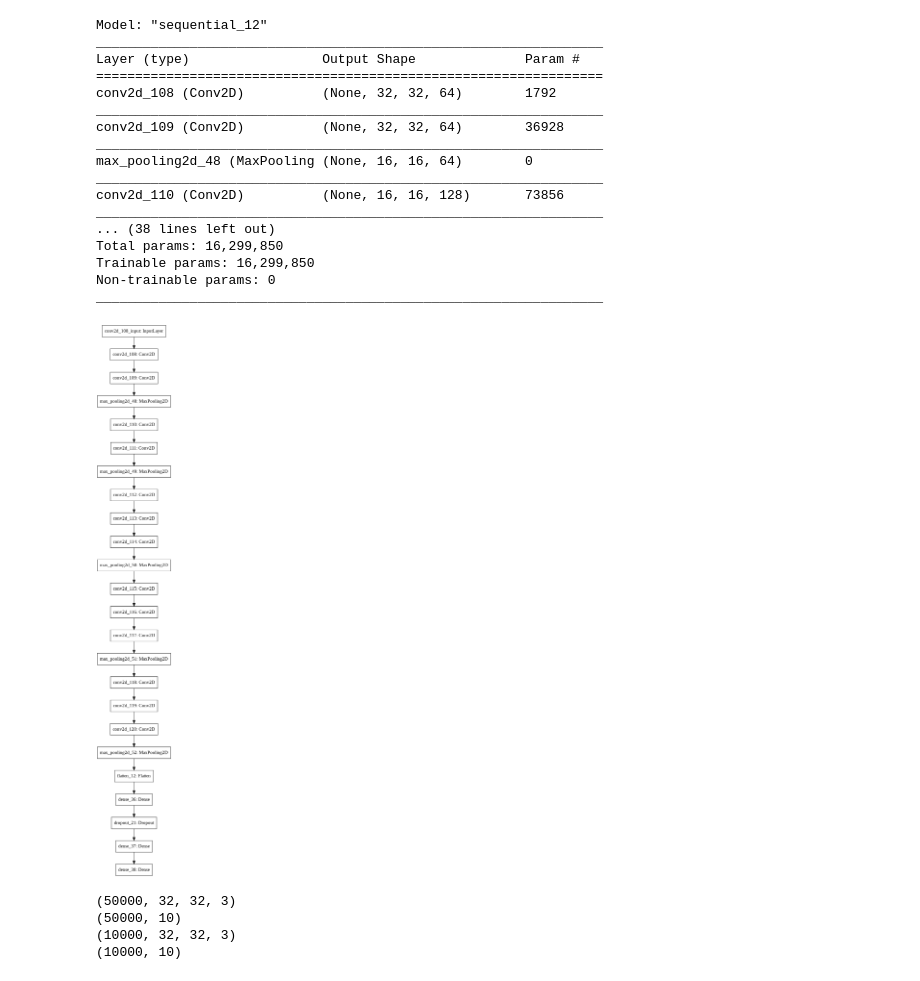
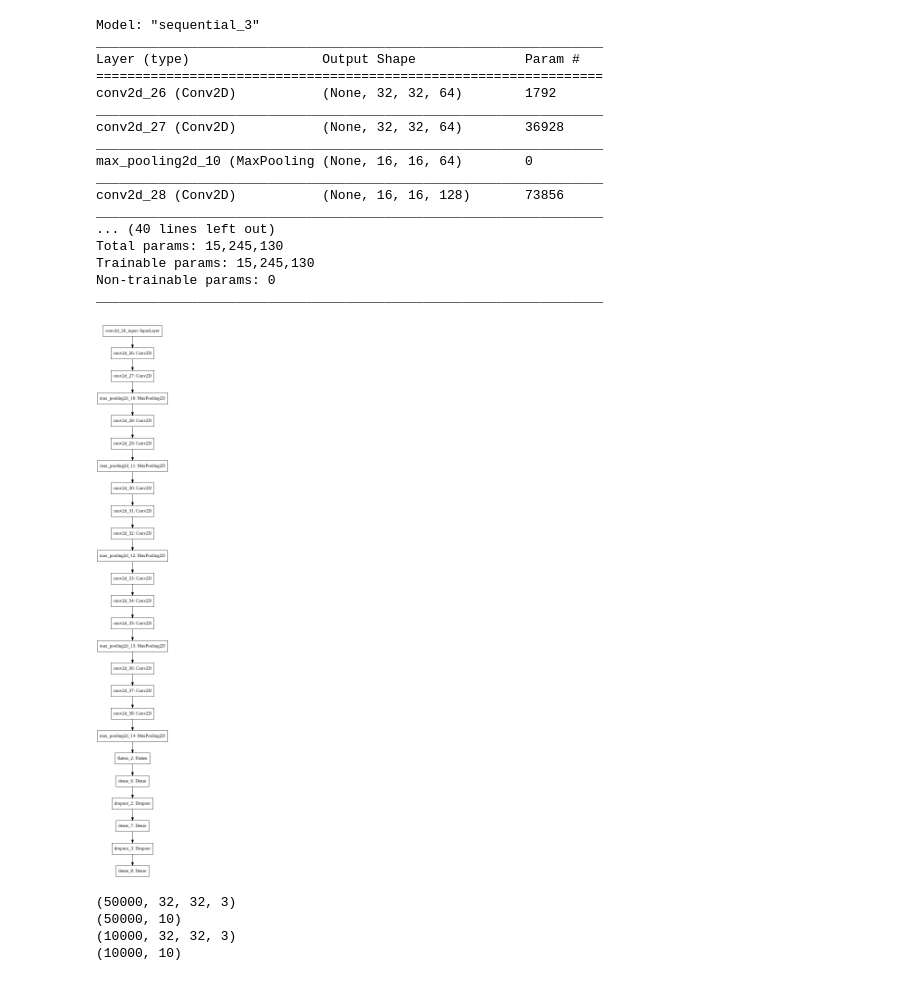
Before and after one commit to Howeng98/keras_vgg16, a Jupyter notebook: Cifar10_VGG16.ipynb, the cells around one changed output. Saved outputs shown, nothing was run; the diff lists cells and outputs as text; code cells hidden in the pictures.

Commit message:
VGG16: 0.100, SGD,scheduler,weight_decay

```diff
--- a/Cifar10_VGG16.ipynb
+++ b/Cifar10_VGG16.ipynb
@@ -34,71 +39,89 @@ device_lib.list_local_devices()
 # %%
 (x_train,y_train),(x_test,y_test) = cifar10.load_data()
-x_train = x_train.astype('float32')/255.0
-x_test = x_test.astype('float32')/255.0
+x_train = x_train.astype('float32')
+x_test = x_test.astype('float32')
+
+# mean = np.mean(x_train,axis=(0,1,2,3))
+# std = np.std(x_train, axis=(0, 1, 2, 3))
+# x_train = (x_train-mean)/(std+1e-7)
+# x_test  = (x_test-mean)/(std+1e-7)
 
 
 y_train = np_utils.to_categorical(y_train,10)
 y_test = np_utils.to_categorical(y_test,10)
 
 # Variables
-batch_size = 32
+batch_size = 128
 num_classes = 10
 epochs = 10
+iterations = 391
+weight_decay = 0.0001
+log_filepath = r'./vgg16_pretain/'
+
+def scheduler(epoch):
+    if epoch <= 80:
+        return 0.01
+    if epoch <= 140:
+        return 0.005
+    return 0.001
+
+# WEIGHTS_PATH = 'https://github.com/fchollet/deep-learning-models/releases/download/v0.1/vgg19_weights_tf_dim_ordering_tf_kernels.h5'
+# filepath = get_file('vgg19_weights_tf_dim_ordering_tf_kernels.h5', WEIGHTS_PATH, cache_subdir='models')
 
 
 # my model - VGG16
 model = keras.Sequential()
 # Block 1
-model.add(keras.layers.Conv2D(64,  kernel_size=(3,3),strides=(1,1), activation='relu',input_shape=(32,32,3),padding='same'))
-model.add(keras.layers.Conv2D(64,  kernel_size=(3,3),strides=(1,1), activation='relu',input_shape=(32,32,3),padding='same'))
+model.add(keras.layers.Conv2D(64,  kernel_size=(3,3), activation='relu',input_shape=(32,32,3),padding='same', kernel_regularizer=keras.regularizers.l2(weight_decay), kernel_initializer=he_normal()))
+model.add(keras.layers.Conv2D(64,  kernel_size=(3,3), activation='relu',input_shape=(32,32,3),padding='same', kernel_regularizer=keras.regularizers.l2(weight_decay), kernel_initializer=he_normal()))
 model.add(keras.layers.MaxPooling2D(pool_size=(2,2),strides=(2,2)))
 # Block 2
-model.add(keras.layers.Conv2D(128, kernel_size=(3,3),strides=(1,1), activation='relu',input_shape=(32,32,3),padding='same'))
-model.add(keras.layers.Conv2D(128, kernel_size=(3,3),strides=(1,1), activation='relu',input_shape=(32,32,3),padding='same'))
+model.add(keras.layers.Conv2D(128,  kernel_size=(3,3), activation='relu',input_shape=(32,32,3),padding='same', kernel_regularizer=keras.regularizers.l2(weight_decay), kernel_initializer=he_normal()))
+model.add(keras.layers.Conv2D(128,  kernel_size=(3,3), activation='relu',input_shape=(32,32,3),padding='same', kernel_regularizer=keras.regularizers.l2(weight_decay), kernel_initializer=he_normal()))
 model.add(keras.layers.MaxPooling2D(pool_size=(2,2),strides=(2,2)))
 # Block 3
-model.add(keras.layers.Conv2D(256, kernel_size=(3,3),strides=(1,1), activation='relu',input_shape=(32,32,3),padding='same'))
-model.add(keras.layers.Conv2D(256, kernel_size=(3,3),strides=(1,1), activation='relu',input_shape=(32,32,3),padding='same'))
-model.add(keras.layers.Conv2D(256, kernel_size=(3,3),strides=(1,1), activation='relu',input_shape=(32,32,3),padding='same'))
+model.add(keras.layers.Conv2D(256,  kernel_size=(3,3), activation='relu',input_shape=(32,32,3),padding='same', kernel_regularizer=keras.regularizers.l2(weight_decay), kernel_initializer=he_normal()))
+model.add(keras.layers.Conv2D(256,  kernel_size=(3,3), activation='relu',input_shape=(32,32,3),padding='same', kernel_regularizer=keras.regularizers.l2(weight_decay), kernel_initializer=he_normal()))
+model.add(keras.layers.Conv2D(256,  kernel_size=(3,3), activation='relu',input_shape=(32,32,3),padding='same', kernel_regularizer=keras.regularizers.l2(weight_decay), kernel_initializer=he_normal()))
 model.add(keras.layers.MaxPooling2D(pool_size=(2,2),strides=(2,2)))
 # Block 4
-model.add(keras.layers.Conv2D(512, kernel_size=(3,3),strides=(1,1), activation='relu',input_shape=(32,32,3),padding='same'))
-model.add(keras.layers.Conv2D(512, kernel_size=(3,3),strides=(1,1), activation='relu',input_shape=(32,32,3),padding='same'))
-model.add(keras.layers.Conv2D(512, kernel_size=(3,3),strides=(1,1), activation='relu',input_shape=(32,32,3),padding='same'))
+model.add(keras.layers.Conv2D(512,  kernel_size=(3,3), activation='relu',input_shape=(32,32,3),padding='same', kernel_regularizer=keras.regularizers.l2(weight_decay), kernel_initializer=he_normal()))
+model.add(keras.layers.Conv2D(512,  kernel_size=(3,3), activation='relu',input_shape=(32,32,3),padding='same', kernel_regularizer=keras.regularizers.l2(weight_decay), kernel_initializer=he_normal()))
+model.add(keras.layers.Conv2D(512,  kernel_size=(3,3), activation='relu',input_shape=(32,32,3),padding='same', kernel_regularizer=keras.regularizers.l2(weight_decay), kernel_initializer=he_normal()))
 model.add(keras.layers.MaxPooling2D(pool_size=(2,2),strides=(2,2)))
 # Block 5
-model.add(keras.layers.Conv2D(512, kernel_size=(3,3),strides=(1,1), activation='relu',input_shape=(32,32,3),padding='same'))
-model.add(keras.layers.Conv2D(512, kernel_size=(3,3),strides=(1,1), activation='relu',input_shape=(32,32,3),padding='same'))
-model.add(keras.layers.Conv2D(512, kernel_size=(3,3),strides=(1,1), activation='relu',input_shape=(32,32,3),padding='same'))
+model.add(keras.layers.Conv2D(512,  kernel_size=(3,3), activation='relu',input_shape=(32,32,3),padding='same', kernel_regularizer=keras.regularizers.l2(weight_decay), kernel_initializer=he_normal()))
+model.add(keras.layers.Conv2D(512,  kernel_size=(3,3), activation='relu',input_shape=(32,32,3),padding='same', kernel_regularizer=keras.regularizers.l2(weight_decay), kernel_initializer=he_normal()))
+model.add(keras.layers.Conv2D(512,  kernel_size=(3,3), activation='relu',input_shape=(32,32,3),padding='same', kernel_regularizer=keras.regularizers.l2(weight_decay), kernel_initializer=he_normal()))
 model.add(keras.layers.MaxPooling2D(pool_size=(2,2),strides=(2,2)))
 model.add(keras.layers.Flatten())
-model.add(keras.layers.Dense(1024, activation='relu'))
-model.add(keras.layers.Dropout(0.5))
-model.add(keras.layers.Dense(1024, activation='relu'))
-# model.add(keras.layers.Dropout(0.5))
+model.add(keras.layers.Dense(512, activation='relu',kernel_regularizer=keras.regularizers.l2(weight_decay), kernel_initializer=he_normal()))
+model.add(keras.layers.Dropout(0.25))
+model.add(keras.layers.Dense(512, activation='relu',kernel_regularizer=keras.regularizers.l2(weight_decay), kernel_initializer=he_normal()))
+model.add(keras.layers.Dropout(0.25))
 model.add(keras.layers.Dense(10, activation='softmax'))
 
 model.summary()
 plot_model(model, to_file='model.png')
 # %% [output]
-Model: "sequential_12"
+Model: "sequential_3"
 _________________________________________________________________
 Layer (type)                 Output Shape              Param #
 =================================================================
-conv2d_108 (Conv2D)          (None, 32, 32, 64)        1792
+conv2d_26 (Conv2D)           (None, 32, 32, 64)        1792
 _________________________________________________________________
-conv2d_109 (Conv2D)          (None, 32, 32, 64)        36928
+conv2d_27 (Conv2D)           (None, 32, 32, 64)        36928
 _________________________________________________________________
-max_pooling2d_48 (MaxPooling (None, 16, 16, 64)        0
+max_pooling2d_10 (MaxPooling (None, 16, 16, 64)        0
 _________________________________________________________________
-conv2d_110 (Conv2D)          (None, 16, 16, 128)       73856
+conv2d_28 (Conv2D)           (None, 16, 16, 128)       73856
 _________________________________________________________________
-... (38 lines left out)
-Total params: 16,299,850
-Trainable params: 16,299,850
+... (40 lines left out)
+Total params: 15,245,130
+Trainable params: 15,245,130
 Non-trainable params: 0
 _________________________________________________________________
-[figure, old version]
+[figure, new version]
 # %%
 print(x_train.shape)
 print(y_train.shape)
```
Also changed, not shown: parts of 5 cells of this notebook, 1 other file.
